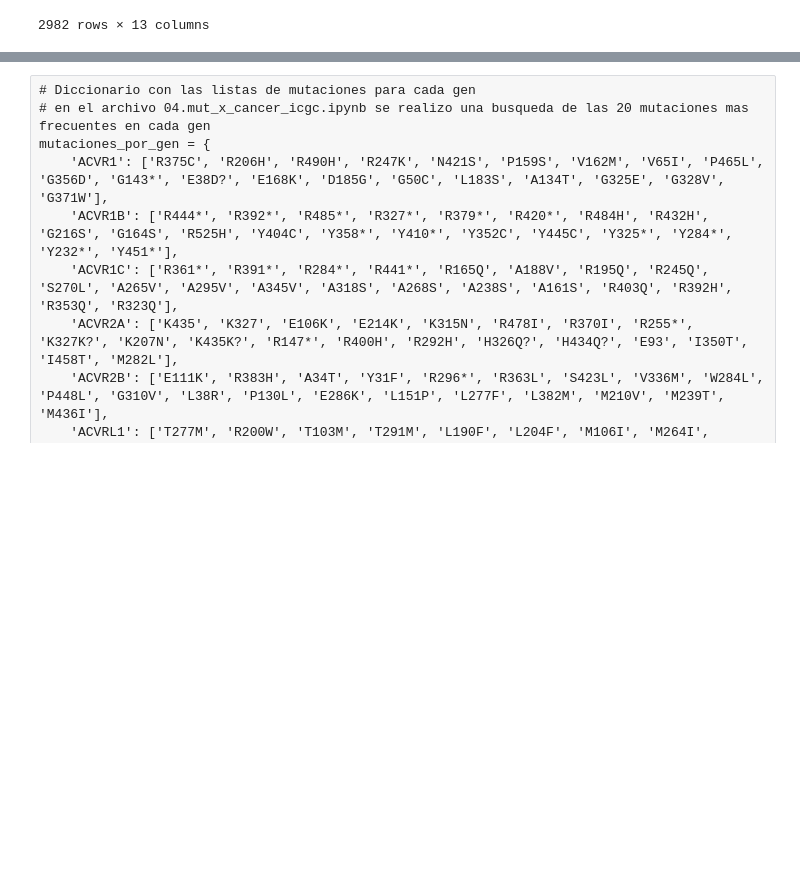
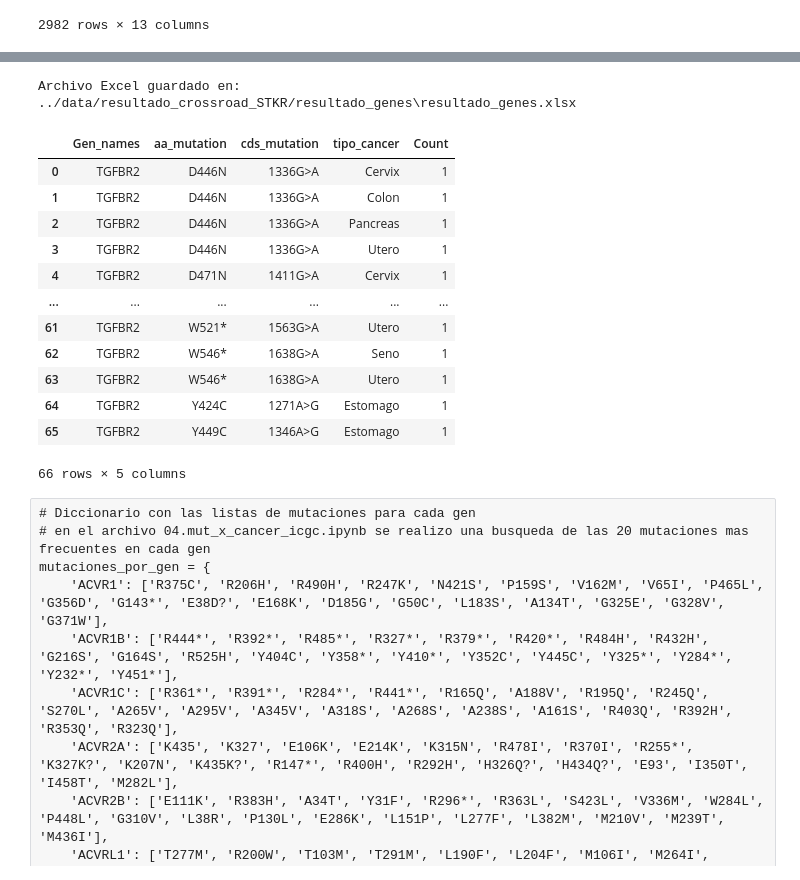
Before and after one commit to Nanocell-Lab/TCancer_RareDiseases, a Jupyter notebook: src/07.crossroad_cancer_RareDiseases.ipynb, the cells around one changed output, grey strips where cells are left out. Cells and saved outputs as stored; diff of their text form; code cells hidden in the pictures; blank space fills up the shorter version.

```diff
--- a/src/07.crossroad_cancer_RareDiseases.ipynb
+++ b/src/07.crossroad_cancer_RareDiseases.ipynb
@@ -677,3 +659,72 @@ Length: 66, dtype: int64
+# %%
+import pandas as pd
+import os
+
+family_name = 'STKR'
+# Crear una nueva carpeta para guardar el archivo Excel
+output_dir = '../data/resultado_crossroad_{0}/resultado_genes'.format(family_name)
+os.makedirs(output_dir, exist_ok=True)
+
+# Crear un diccionario para almacenar las hojas del archivo Excel
+excel_data = {}
+
+# Crear un diccionario para almacenar las mutaciones por gen
+mutaciones_por_gen = df_mut_cancer.groupby('Gen_names')['aa_mutation'].apply(list).to_dict()
+
+# Iterar sobre cada gen y su lista de mutaciones
+for gen, mutation_frecuentes in mutaciones_por_gen.items():
+    # Filtrar los datos para el gen y las mutaciones en enfermedades raras
+    cross_road = rare_disease_variations[
+        (rare_disease_variations['aa_mutation'].isin(mutation_frecuentes)) &
+        (rare_disease_variations['Gen_names'] == gen)
+    ]
+    cross_road = cross_road[['Gen_names', 'Disease', 'aa_mutation', 'Molecular consequence']]
+
+    # Agrupar y contar las ocurrencias para enfermedades raras
+    group_rare = cross_road.groupby(['Gen_names', 'aa_mutation', 'Molecular consequence', 'Disease']).size().reset_index(name='Count')
+
+    # Filtrar las mutaciones presentes en el conjunto de datos de cáncer
+    rare = cross_road['aa_mutation'].unique()
+    rare = df_cancer[
+        (df_cancer['aa_mutation'].isin(rare)) &
+        (df_cancer['Gen_names'] == gen)
+    ]
+    rare = rare[['Gen_names', 'aa_mutation', 'cds_mutation', 'tipo_cancer']]
+
+    # Agrupar y contar las ocurrencias para cáncer
+    group_cancer = rare.groupby(['Gen_names', 'aa_mutation', 'cds_mutation', 'tipo_cancer']).size().reset_index(name='Count')
+
+    # Unir los DataFrames de enfermedades raras y cáncer
+    df_gen = pd.merge(group_rare, group_cancer, on=['Gen_names', 'aa_mutation'], how='outer')
+
+    # Agregar el DataFrame al diccionario de hojas
+    excel_data[gen] = df_gen
+
+# Guardar el archivo Excel con múltiples hojas
+output_file = os.path.join(output_dir, 'resultado_genes.xlsx')
+with pd.ExcelWriter(output_file, engine='openpyxl') as writer:
+    for gen, df in excel_data.items():
+        df.to_excel(writer, sheet_name=gen[:31], index=False)  # Limitar nombre de hoja a 31 caracteres
+
+print(f'Archivo Excel guardado en: {output_file}')
+# %% [output]
+Archivo Excel guardado en: ../data/resultado_crossroad_STKR/resultado_genes\resultado_genes.xlsx
+# %%
+group_cancer
+# %% [output]
+|  | Gen_names | aa_mutation | cds_mutation | tipo_cancer | Count |
+| 0 | TGFBR2 | D446N | 1336G>A | Cervix | 1 |
+| 1 | TGFBR2 | D446N | 1336G>A | Colon | 1 |
+| 2 | TGFBR2 | D446N | 1336G>A | Pancreas | 1 |
+| 3 | TGFBR2 | D446N | 1336G>A | Utero | 1 |
+| 4 | TGFBR2 | D471N | 1411G>A | Cervix | 1 |
+| ... | ... | ... | ... | ... | ... |
+| 61 | TGFBR2 | W521* | 1563G>A | Utero | 1 |
+| 62 | TGFBR2 | W546* | 1638G>A | Seno | 1 |
+| 63 | TGFBR2 | W546* | 1638G>A | Utero | 1 |
+| 64 | TGFBR2 | Y424C | 1271A>G | Estomago | 1 |
+| 65 | TGFBR2 | Y449C | 1346A>G | Estomago | 1 |
+66 rows × 5 columns
 # %% [raw]
 # Diccionario con las listas de mutaciones para cada gen
 # en el archivo 04.mut_x_cancer_icgc.ipynb se realizo una busqueda de las 20 mutaciones mas frecuentes en cada gen
```
Also changed, not shown: parts of 11 cells of this notebook, 28 other files.
